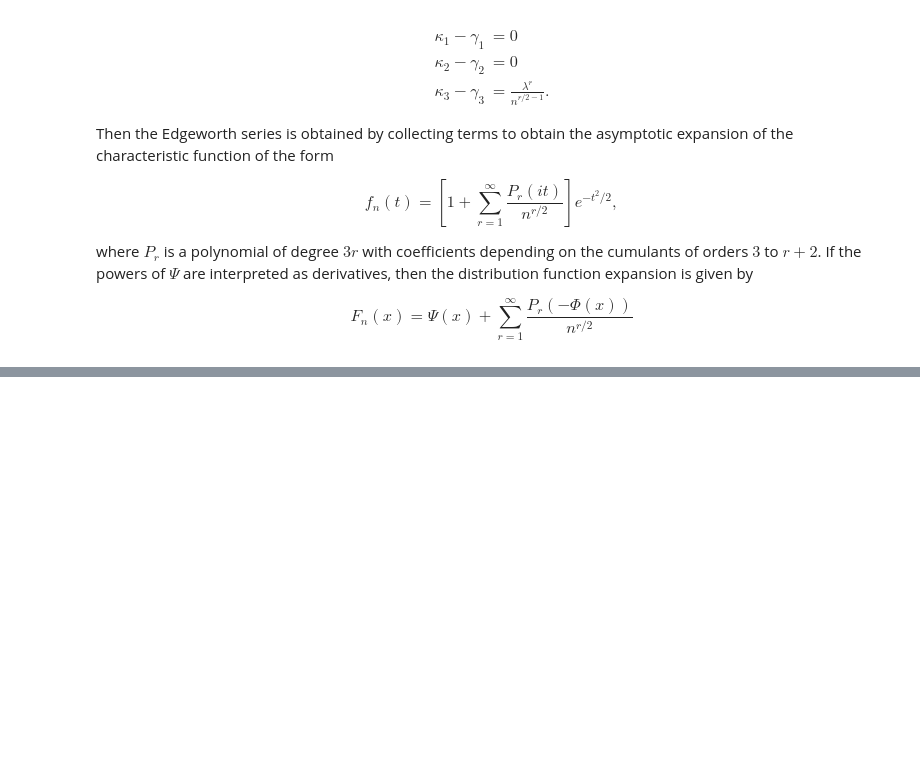
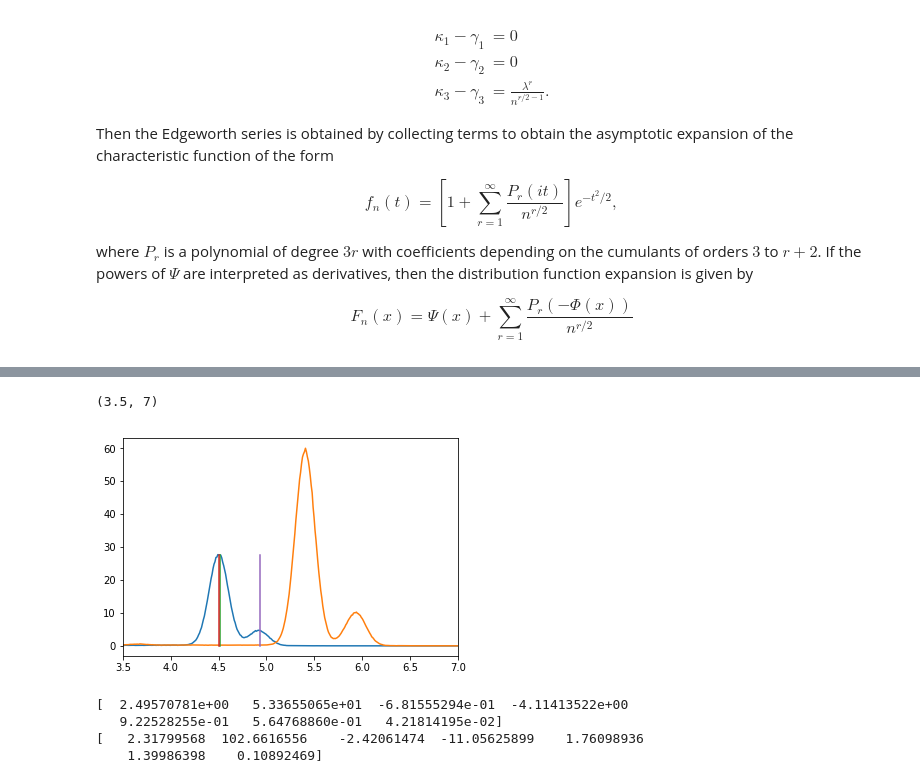
Before and after one commit to msakuta/notebooks, a Jupyter notebook: EdgeworthSeries.ipynb, the cells around one changed output, grey strips where cells are left out. Drawn from its saved outputs; the diff is of its cells as text; code cells hidden in the pictures; blank space fills up the shorter version.

```diff
--- a/EdgeworthSeries.ipynb
+++ b/EdgeworthSeries.ipynb
@@ -154,0 +164,27 @@ for i in np.random.rand(20,5):
+# %%
+def loadspc(path):
+    en = []
+    inten = []
+    first = True
+    with open(path) as f:
+        for line in f.readlines():
+            if first:
+                first = False
+                continue
+            words = line.split()
+            en.append(float(words[0]))
+            inten.append(float(words[1]))
+    return en, inten
+# %%
+en, inten = loadspc(r'C:\XRAY\DATA\Ti.txt')
+enCr, intenCr = loadspc(r'C:\XRAY\DATA\Cr.txt')
+# %%
+plt.plot(en, inten)
+plt.plot(enCr, intenCr)
+plt.plot(4.511 * np.ones(2), [0, max(inten)])
+plt.plot(4.505 * np.ones(2), [0, max(inten)])
+plt.plot([4.932, 4.932], [0, max(inten)])
+plt.xlim([3.5,7])
+# %% [output]
+(3.5, 7)
+[figure, added]
@@ -154,0 +216,10 @@ for i in np.random.rand(20,5):
+# %%
+fitpara, xdata, ydata = fitedgeworth(en, inten, 4.511)
+print(fitpara[0])
+fitparaCr, xdataCr, ydataCr = fitedgeworth(enCr, intenCr, 5.415)
+print(fitparaCr[0])
+# %% [output]
+[  2.49570781e+00   5.33655065e+01  -6.81555294e-01  -4.11413522e+00
+   9.22528255e-01   5.64768860e-01   4.21814195e-02]
+[   2.31799568  102.6616556    -2.42061474  -11.05625899    1.76098936
+    1.39986398    0.10892469]
```
Also changed, not shown: parts of 12 cells of this notebook.
